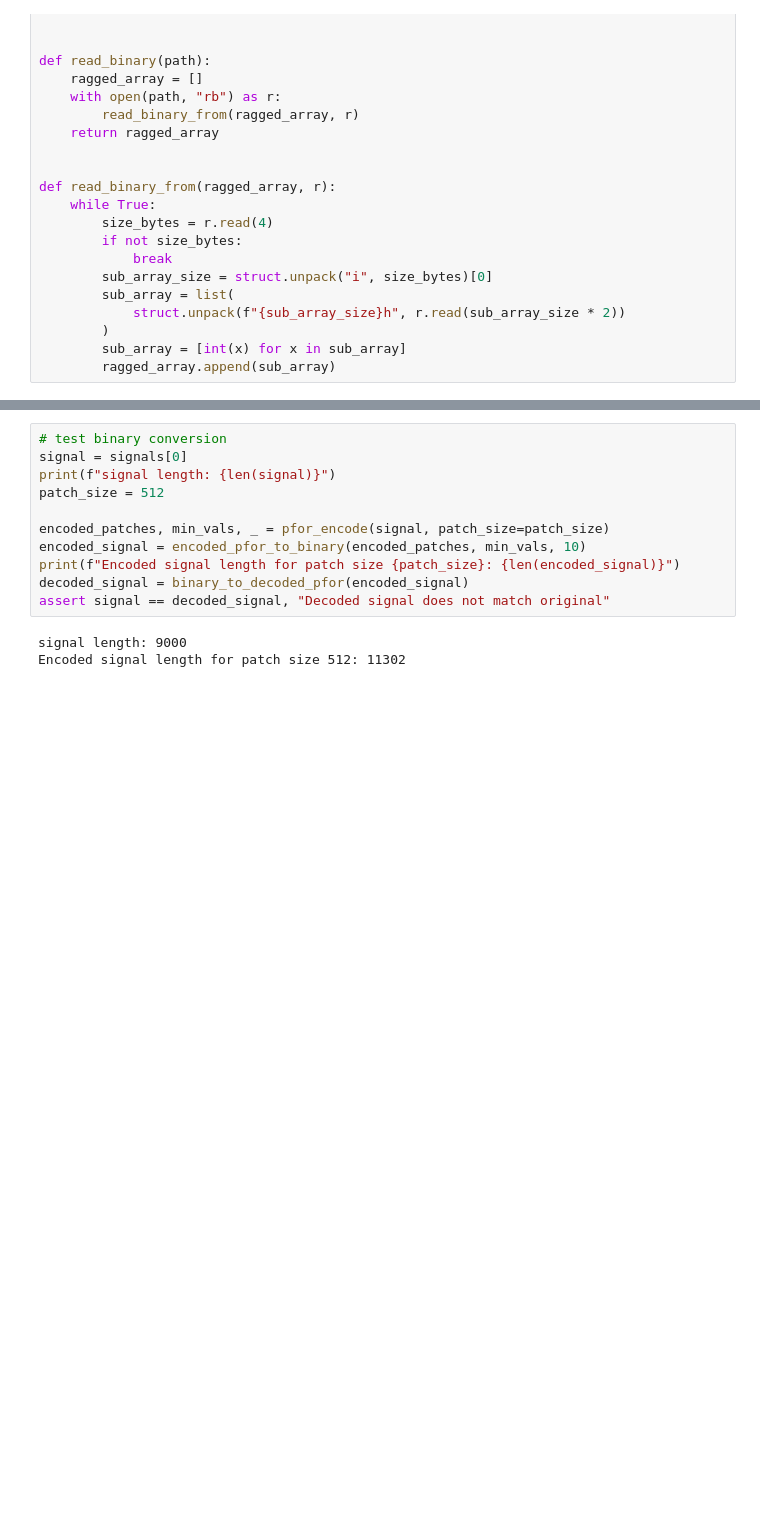
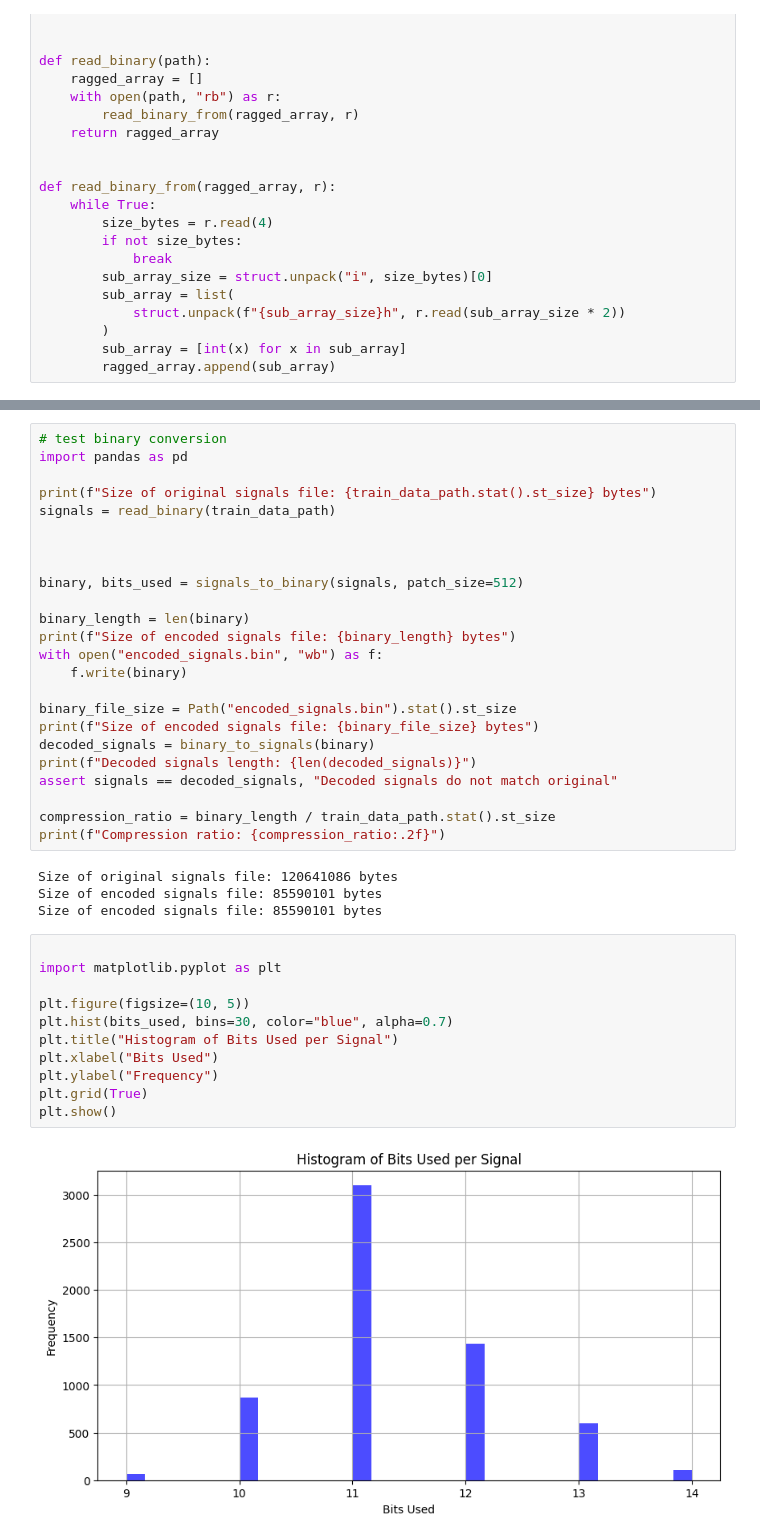
Before and after one commit to emirhansarioglu/ecg-timeseries-model, a Jupyter notebook: Data_Reduction/pfor.ipynb, the cells around one changed output, grey strips where cells are left out. Saved outputs shown, nothing was run; the diff lists cells and outputs as text; blank space fills up the shorter version.

```diff
--- a/Data_Reduction/pfor.ipynb
+++ b/Data_Reduction/pfor.ipynb
@@ -202,14 +279,41 @@ ValueError: too many values to unpack (expected 2)
 # %%
 # test binary conversion
-signal = signals[0]
-print(f"signal length: {len(signal)}")
-patch_size = 512
+import pandas as pd
 
-encoded_patches, min_vals, _ = pfor_encode(signal, patch_size=patch_size)
-encoded_signal = encoded_pfor_to_binary(encoded_patches, min_vals, 10)
-print(f"Encoded signal length for patch size {patch_size}: {len(encoded_signal)}")
-decoded_signal = binary_to_decoded_pfor(encoded_signal)
-assert signal == decoded_signal, "Decoded signal does not match original"
+print(f"Size of original signals file: {train_data_path.stat().st_size} bytes")
+signals = read_binary(train_data_path)
+
+
+
+binary, bits_used = signals_to_binary(signals, patch_size=512)
+
+binary_length = len(binary)
+print(f"Size of encoded signals file: {binary_length} bytes")
+with open("encoded_signals.bin", "wb") as f:
+    f.write(binary)
+
+binary_file_size = Path("encoded_signals.bin").stat().st_size
+print(f"Size of encoded signals file: {binary_file_size} bytes")
+decoded_signals = binary_to_signals(binary)
+print(f"Decoded signals length: {len(decoded_signals)}")
+assert signals == decoded_signals, "Decoded signals do not match original"
+
+compression_ratio = binary_length / train_data_path.stat().st_size
+print(f"Compression ratio: {compression_ratio:.2f}")
 # %% [output]
-signal length: 9000
-Encoded signal length for patch size 512: 11302
+Size of original signals file: 120641086 bytes
+Size of encoded signals file: 85590101 bytes
+Size of encoded signals file: 85590101 bytes
+# %%
+
+import matplotlib.pyplot as plt
+
+plt.figure(figsize=(10, 5))
+plt.hist(bits_used, bins=30, color="blue", alpha=0.7)
+plt.title("Histogram of Bits Used per Signal")
+plt.xlabel("Bits Used")
+plt.ylabel("Frequency")
+plt.grid(True)
+plt.show()
+# %% [output]
+[figure, added]
```
Also changed, not shown: parts of 3 cells of this notebook, 1 other file.
